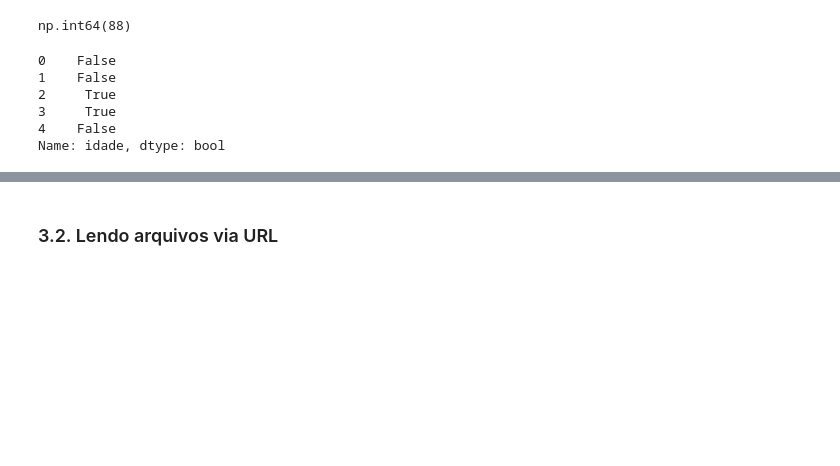
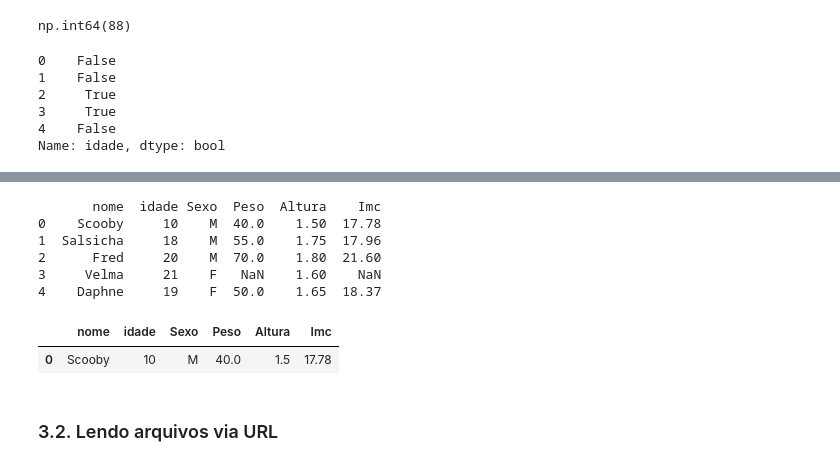
Before and after one commit to raphaelramosds/dc, a Jupyter notebook: Aulas/Aula04/notebbok_aula04.ipynb, the cells around one changed output, grey strips where cells are left out. Cells and saved outputs as stored; diff of their text form; code cells hidden in the pictures; blank space fills up the shorter version.

```diff
--- a/Aulas/Aula04/notebbok_aula04.ipynb
+++ b/Aulas/Aula04/notebbok_aula04.ipynb
@@ -1406,7 +1428,19 @@ Name: idade, dtype: bool
 # %%
 # Exercício: Inclua uma coluna 'IMC' no DataFrame teste1
 # Preencha essa coluna com o valor de Índice de Massa Corporea dos personagens
 # Obtenha o personagem que tem a menor IMC
+teste1['Imc'] = round(teste1['Peso'] / (teste1['Altura']**2), 2)
+print(teste1)
+teste1[teste1['Imc'] == teste1['Imc'].min()]
+# %% [output]
+       nome  idade Sexo  Peso  Altura    Imc
+0    Scooby     10    M  40.0    1.50  17.78
+1  Salsicha     18    M  55.0    1.75  17.96
+2      Fred     20    M  70.0    1.80  21.60
+3     Velma     21    F   NaN    1.60    NaN
+4    Daphne     19    F  50.0    1.65  18.37
+|  | nome | idade | Sexo | Peso | Altura | Imc |
+| 0 | Scooby | 10 | M | 40.0 | 1.5 | 17.78 |
 # %% [markdown]
 ### 3.2. Lendo arquivos via URL
 # %%
```
Also changed, not shown: parts of 3 cells of this notebook.
